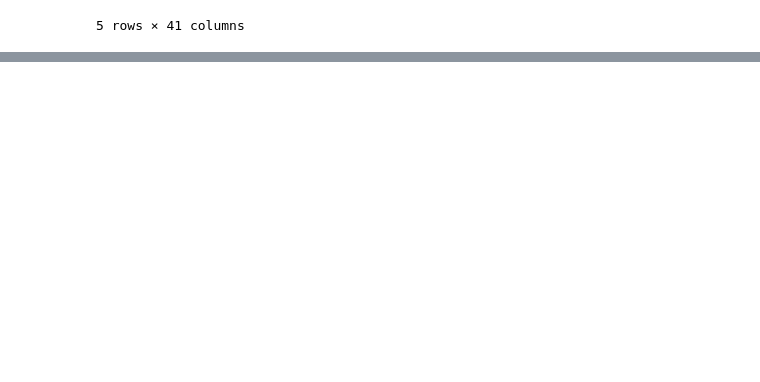
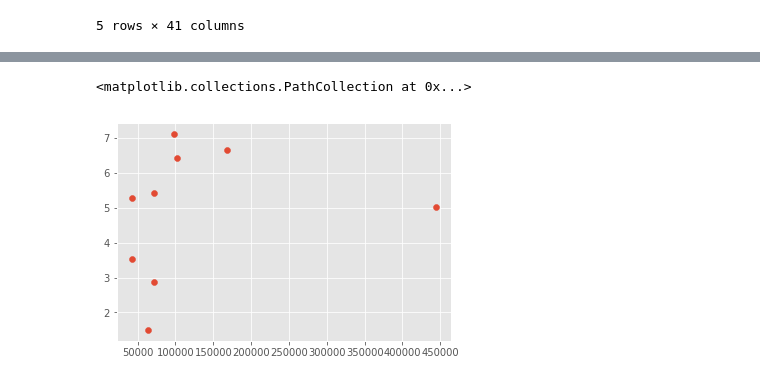
Before and after one commit to frischmuth/Washington-Immunization-Rates, a Jupyter notebook: Immunization IDE.ipynb, the cells around one changed output, grey strips where cells are left out. Cells and saved outputs as stored; diff of their text form; code cells hidden in the pictures; blank space fills up the shorter version.

```diff
--- a/Immunization IDE.ipynb
+++ b/Immunization IDE.ipynb
@@ -126,0 +223,4 @@ all45[all45['Reported']=='Y']
+# %%
+ESD45 = all45.groupby('ESD').sum()[['K_12_enrollment','Number_with_any_exemption',]]
+# %%
+ESD45['Percent_Exempt'] = ESD45['Number_with_any_exemption']/ESD45['K_12_enrollment']*100
@@ -126,0 +241,5 @@ all45[all45['Reported']=='Y']
+# %%
+plt.scatter(ESD45['K_12_enrollment'], ESD45['Percent_Exempt'])
+# %% [output]
+<matplotlib.collections.PathCollection at 0x...>
+[figure, added]
```
Also changed, not shown: parts of 21 cells of this notebook, 8 other files.
